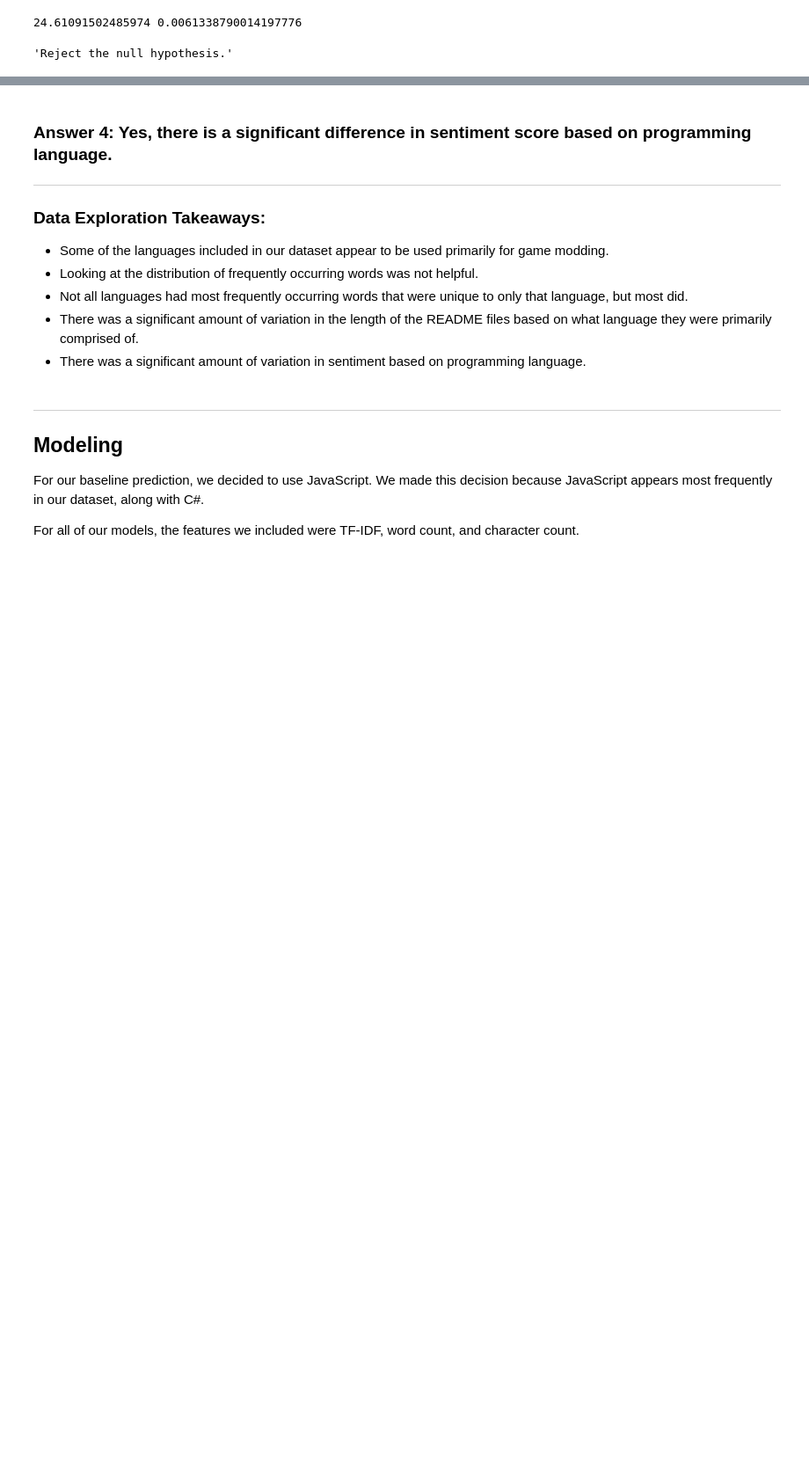
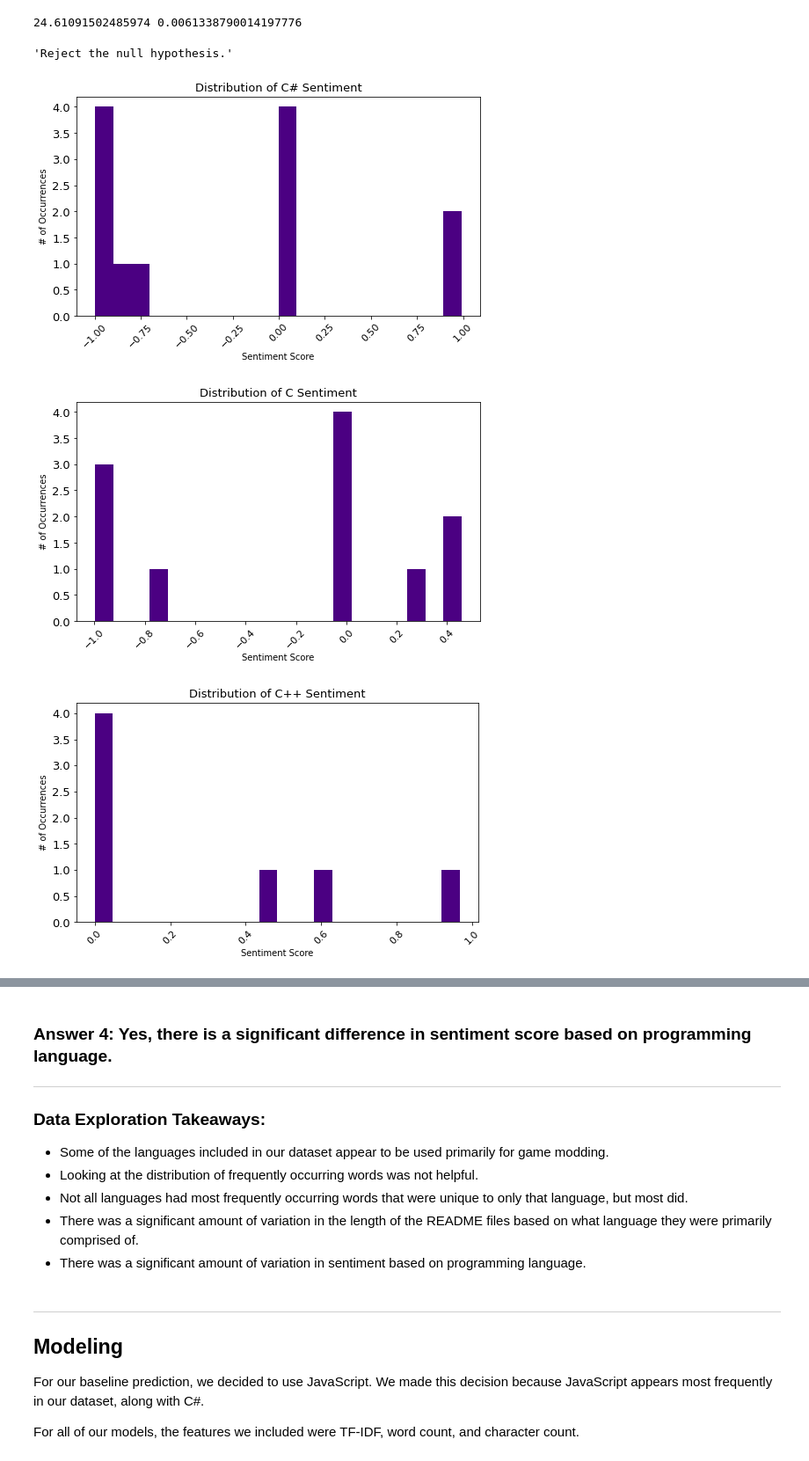
Before and after one commit to NLP-Dream-Team/nlp-project, a Jupyter notebook: Report.ipynb, the cells around one changed output, grey strips where cells are left out. Shown: that part at 88% size. Saved outputs shown, nothing was run; the diff lists cells and outputs as text; code cells hidden in the pictures; blank space fills up the shorter version.

```diff
--- a/Report.ipynb
+++ b/Report.ipynb
@@ -102,3 +116,10 @@ explore.run_kruskal_wallis_sentiment(train)
 # %% [output]
 24.61091502485974 0.0061338790014197776
 'Reject the null hypothesis.'
+# %%
+# visualize sentiment distributions by language
+explore.sentiment_viz(train)
+# %% [output]
+[figure, added]
+[figure, added]
+[figure, added]
```
Also changed, not shown: parts of 4 cells of this notebook, 1 other file.
